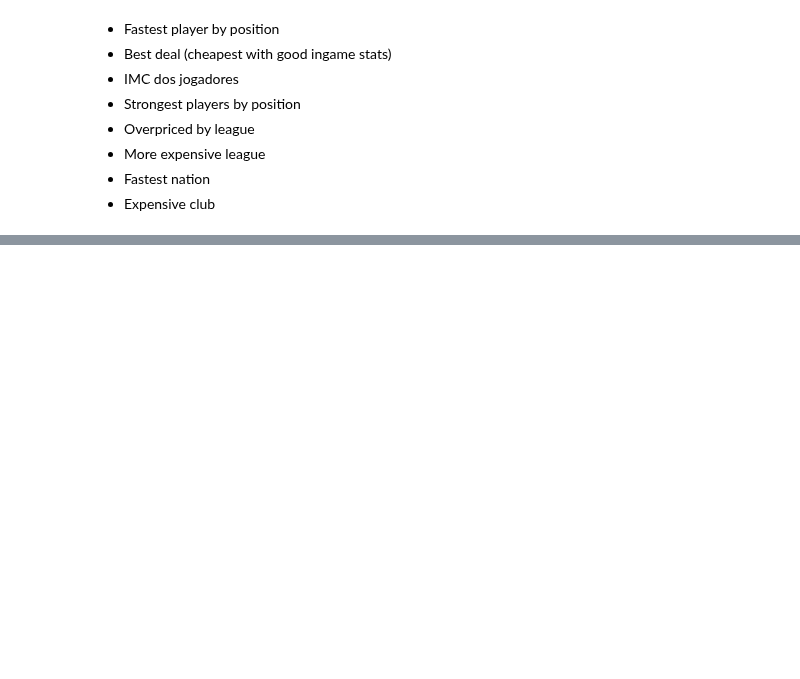
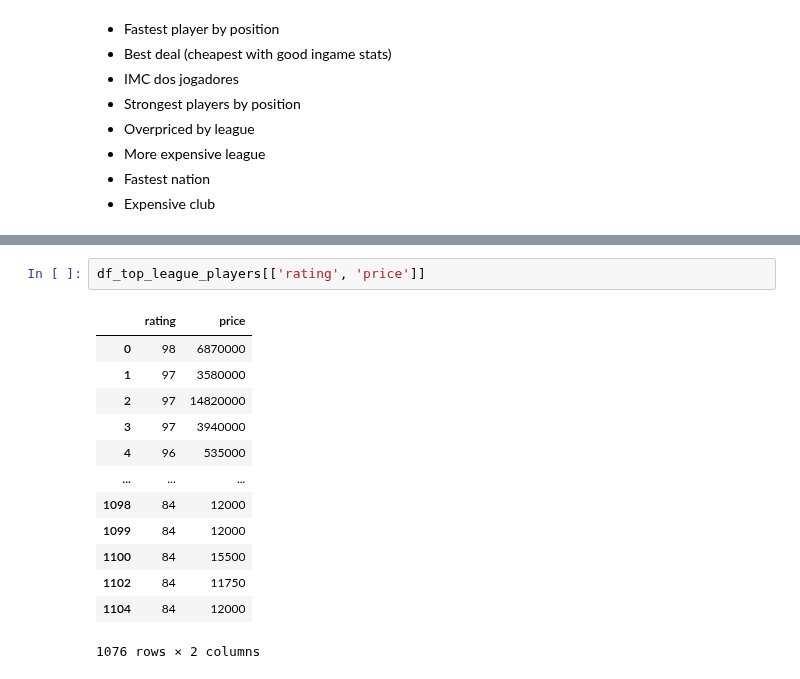
Before and after one commit to felipemayer/data_portfolio, a Jupyter notebook: players_fifa23_analysis/players_analysis.ipynb, the cells around one changed output, grey strips where cells are left out. Cells and saved outputs as stored; diff of their text form; blank space fills up the shorter version.

```diff
--- a/players_fifa23_analysis/players_analysis.ipynb
+++ b/players_fifa23_analysis/players_analysis.ipynb
@@ -295,0 +351,16 @@ df_top_league_players.groupby(['name', 'position'])['pace']\
+# %%
+df_top_league_players[['rating', 'price']]
+# %% [output]
+|  | rating | price |
+| 0 | 98 | 6870000 |
+| 1 | 97 | 3580000 |
+| 2 | 97 | 14820000 |
+| 3 | 97 | 3940000 |
+| 4 | 96 | 535000 |
+| ... | ... | ... |
+| 1098 | 84 | 12000 |
+| 1099 | 84 | 12000 |
+| 1100 | 84 | 15500 |
+| 1102 | 84 | 11750 |
+| 1104 | 84 | 12000 |
+1076 rows × 2 columns
```
Also changed, not shown: parts of 5 cells of this notebook.
